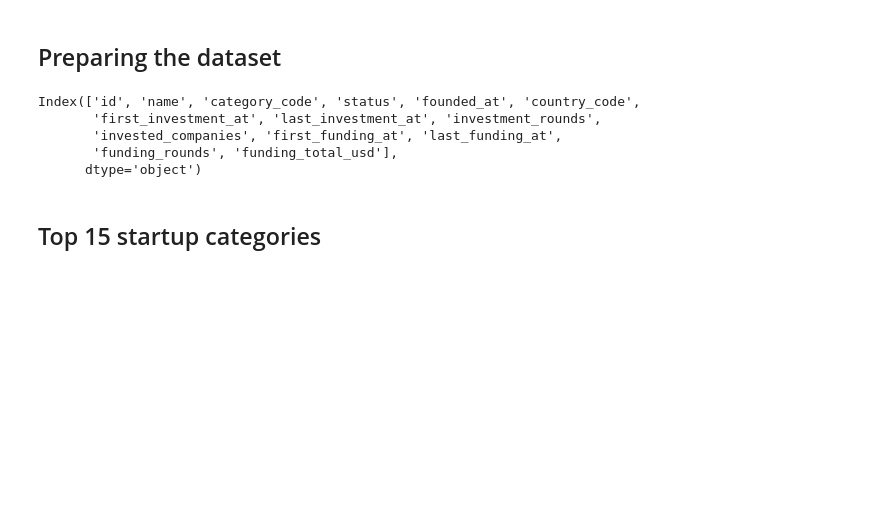
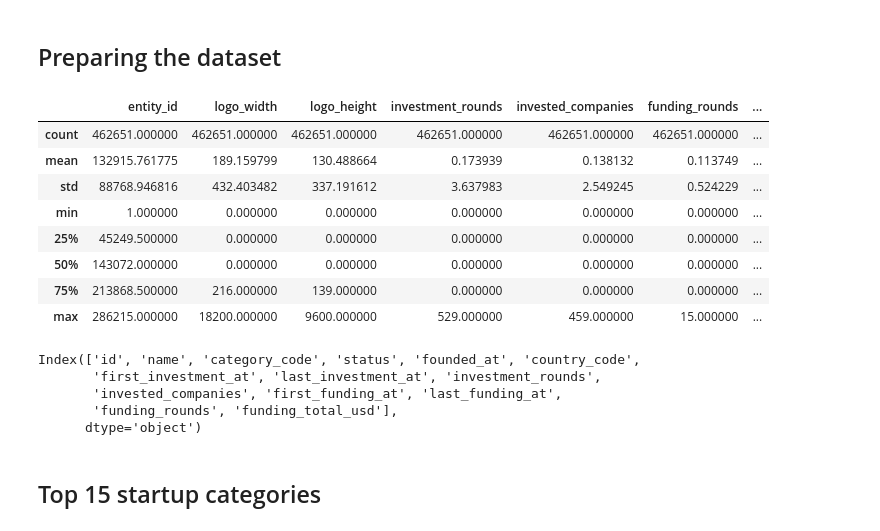
Before and after one commit to schmuecker/statistics-course, a Jupyter notebook: startup-analysis/fundings_analysis.ipynb, the cells around one changed output. Saved outputs shown, nothing was run; the diff lists cells and outputs as text; code cells hidden in the pictures; blank space fills up the shorter version.

```diff
--- a/startup-analysis/fundings_analysis.ipynb
+++ b/startup-analysis/fundings_analysis.ipynb
@@ -9,6 +8,16 @@ from datetime import datetime
 # %%
 pd.set_option('display.max_columns', None)
 
-# Objects dataset
 objects = pd.read_csv('./startup-investments/objects.csv')
+objects.describe()
+# %% [output]
+|  | entity_id | logo_width | logo_height | investment_rounds | invested_companies | funding_rounds | ... |
+| count | 462651.000000 | 462651.000000 | 462651.000000 | 462651.000000 | 462651.000000 | 462651.000000 | ... |
+| mean | 132915.761775 | 189.159799 | 130.488664 | 0.173939 | 0.138132 | 0.113749 | ... |
+| std | 88768.946816 | 432.403482 | 337.191612 | 3.637983 | 2.549245 | 0.524229 | ... |
+| min | 1.000000 | 0.000000 | 0.000000 | 0.000000 | 0.000000 | 0.000000 | ... |
+| 25% | 45249.500000 | 0.000000 | 0.000000 | 0.000000 | 0.000000 | 0.000000 | ... |
+| 50% | 143072.000000 | 0.000000 | 0.000000 | 0.000000 | 0.000000 | 0.000000 | ... |
+| 75% | 213868.500000 | 216.000000 | 139.000000 | 0.000000 | 0.000000 | 0.000000 | ... |
+| max | 286215.000000 | 18200.000000 | 9600.000000 | 529.000000 | 459.000000 | 15.000000 | ... |
 # %%
```
Also changed, not shown: parts of 9 cells of this notebook.
